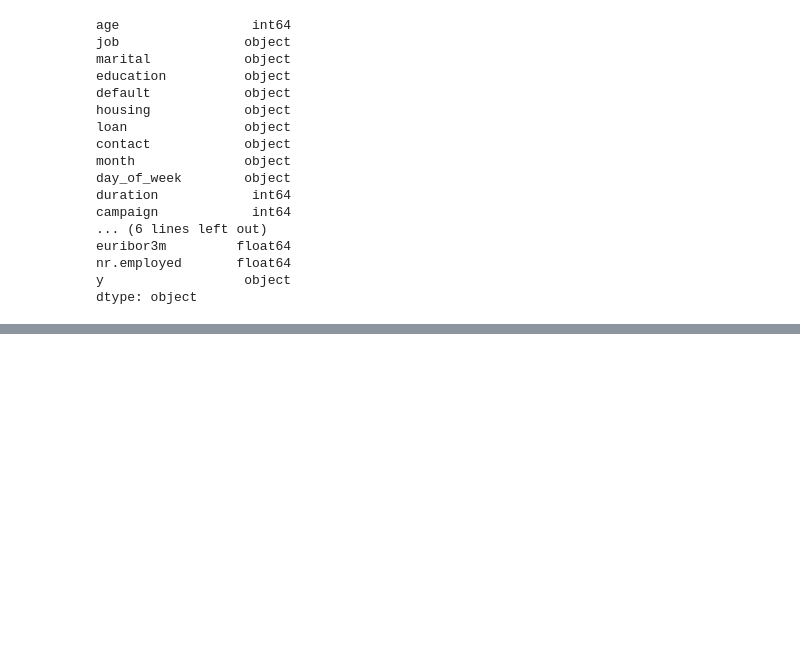
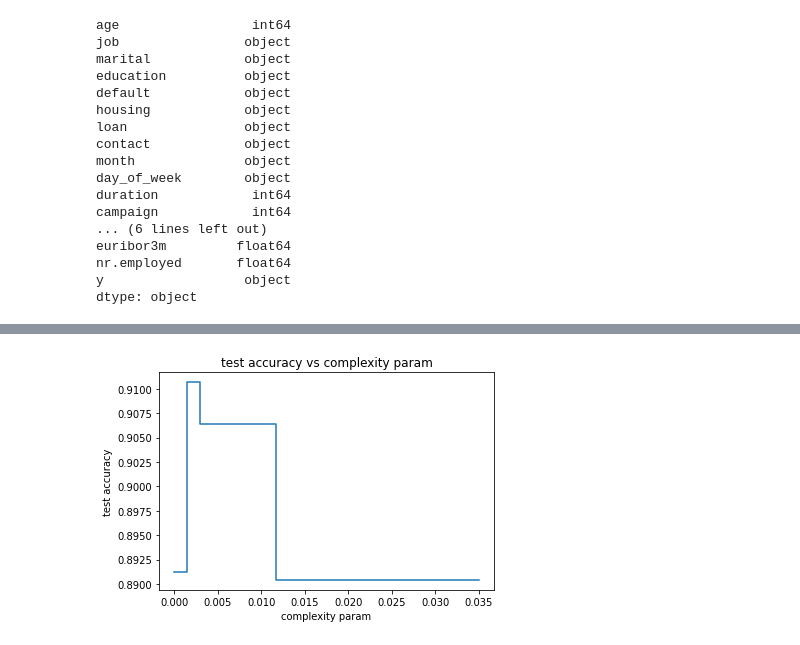
Before and after one commit to dv-rastogi/ml-pg-decision-trees, a Jupyter notebook: 2/2.ipynb, the cells around one changed output, grey strips where cells are left out. Cells and saved outputs as stored; diff of their text form; code cells hidden in the pictures; blank space fills up the shorter version.

```diff
--- a/2/2.ipynb
+++ b/2/2.ipynb
@@ -61,0 +210,8 @@ Marital ['married' 'single' 'divorced' 'unknown']
+# %%
+plt.plot(ccp_alphas, test_acc, drawstyle='steps-post')
+plt.xlabel('complexity param')
+plt.ylabel('test accuracy')
+plt.title('test accuracy vs complexity param')
+plt.show()
+# %% [output]
+[figure, added]
```
Also changed, not shown: parts of 24 cells of this notebook.
